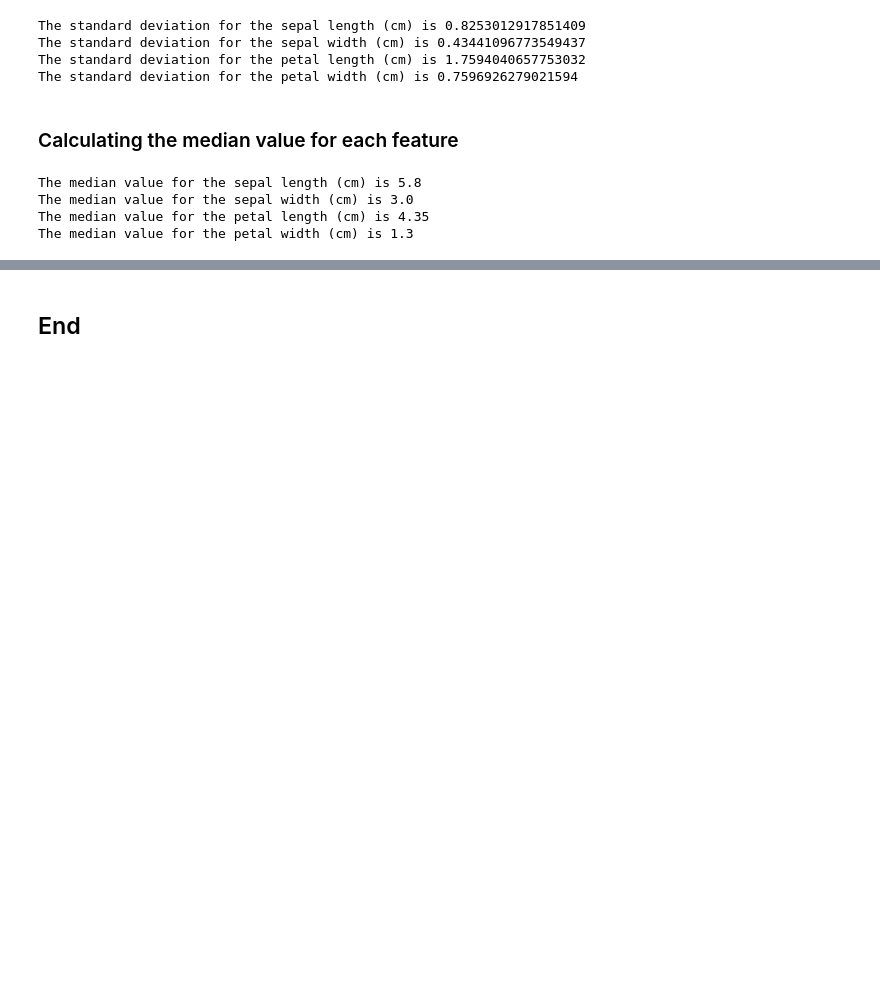
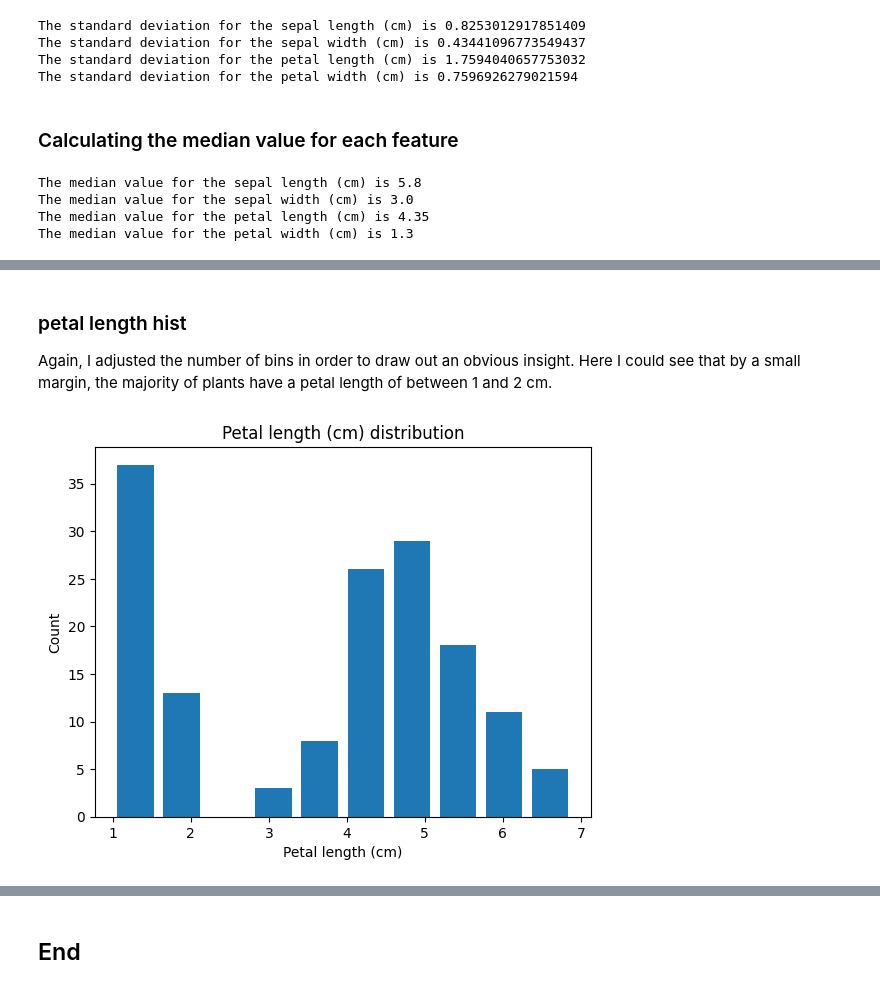
Before and after one commit to Fergus-dev/principles_of_data_analytics, a Jupyter notebook: tasks.ipynb, the cells around one changed output, grey strips where cells are left out. Cells and saved outputs as stored; diff of their text form; code cells hidden in the pictures; blank space fills up the shorter version.

```diff
--- a/tasks.ipynb
+++ b/tasks.ipynb
@@ -270,0 +306,12 @@ The median value for the petal width (cm) is 1.3
+# %% [markdown]
+### petal length hist
+
+Again, I adjusted the number of bins in order to draw out an obvious insight. Here I could see that by a small margin, the majority of plants have a petal length of between 1 and 2 cm.
+# %%
+plt.hist(iris_array_num_only[:, 3], bins=10, rwidth=0.8)
+plt.xlabel('Petal length (cm)')
+plt.ylabel('Count')
+plt.title('Petal length (cm) distribution')
+plt.show()
+# %% [output]
+[figure, added]
```
Also changed, not shown: parts of 8 cells of this notebook.
